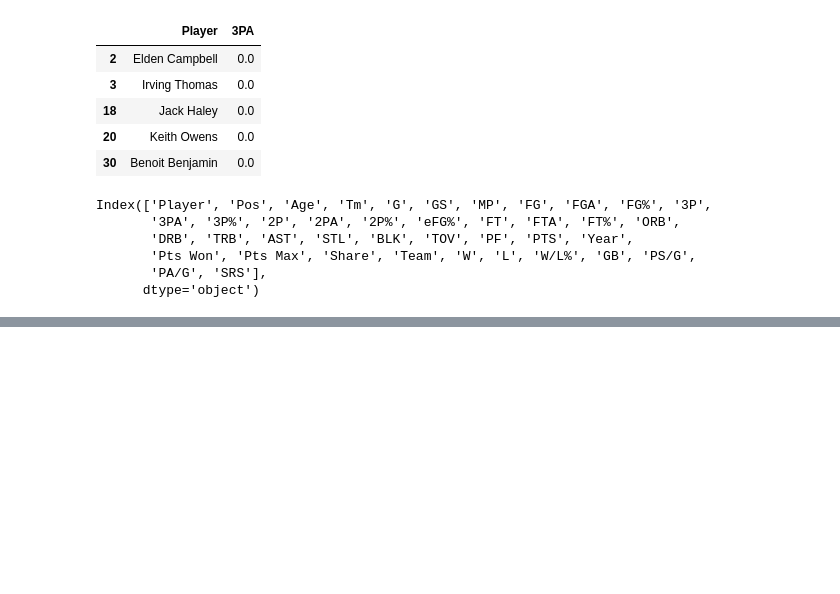
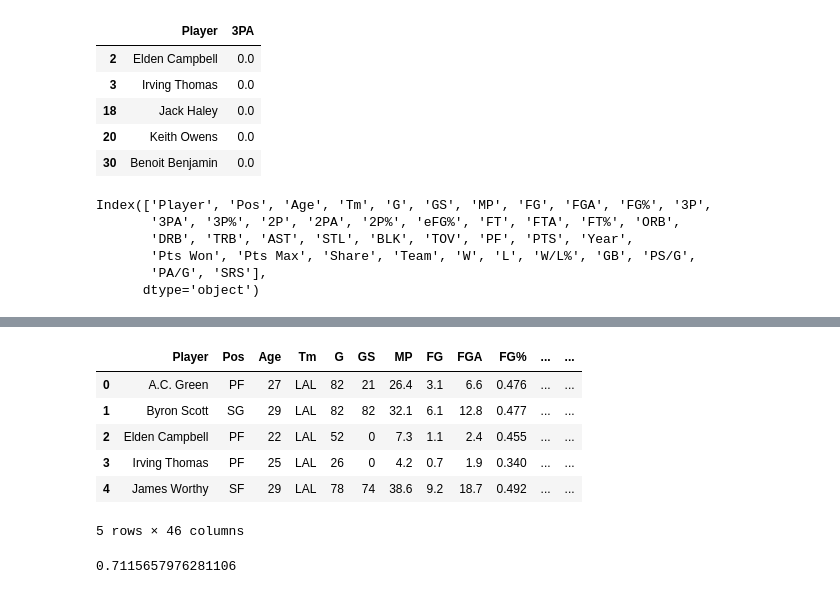
Before and after one commit to mbarve117/nbamvp, a Jupyter notebook: notebooks/predictor.ipynb, the cells around one changed output, grey strips where cells are left out. Cells and saved outputs as stored; diff of their text form; code cells hidden in the pictures; blank space fills up the shorter version.

```diff
--- a/notebooks/predictor.ipynb
+++ b/notebooks/predictor.ipynb
@@ -68,0 +231,5 @@ test = stats[stats["Year"] == 2023]
+# %%
+# This is regression model diagnosis. Now we can add some more predictors to give the model more information
+stat_ratios = stats[["PTS", "AST", "STL", "BLK", "3P", "Year"]].groupby("Year").apply(lambda x: x/x.mean(), include_groups=False)
+# %%
+stat_ratios = stat_ratios.reset_index(drop=True)
@@ -68,0 +252,13 @@ test = stats[stats["Year"] == 2023]
+# %%
+stats[["PTS_R", "AST_R", "STL_R", "BLK_R", "3P_R"]] = stat_ratios[["PTS", "AST", "STL", "BLK", "3P"]]
+# This will add the ratios instead of the actual values.
+# %%
+stats.head()
+# %% [output]
+|  | Player | Pos | Age | Tm | G | GS | MP | FG | FGA | FG% | ... | ... |
+| 0 | A.C. Green | PF | 27 | LAL | 82 | 21 | 26.4 | 3.1 | 6.6 | 0.476 | ... | ... |
+| 1 | Byron Scott | SG | 29 | LAL | 82 | 82 | 32.1 | 6.1 | 12.8 | 0.477 | ... | ... |
+| 2 | Elden Campbell | PF | 22 | LAL | 52 | 0 | 7.3 | 1.1 | 2.4 | 0.455 | ... | ... |
+| 3 | Irving Thomas | PF | 25 | LAL | 26 | 0 | 4.2 | 0.7 | 1.9 | 0.340 | ... | ... |
+| 4 | James Worthy | SF | 29 | LAL | 78 | 74 | 38.6 | 9.2 | 18.7 | 0.492 | ... | ... |
+5 rows × 46 columns
@@ -68,0 +269,4 @@ test = stats[stats["Year"] == 2023]
+# %%
+mean_ap
+# %% [output]
+0.7115657976281106
```
Also changed, not shown: parts of 38 cells of this notebook.
